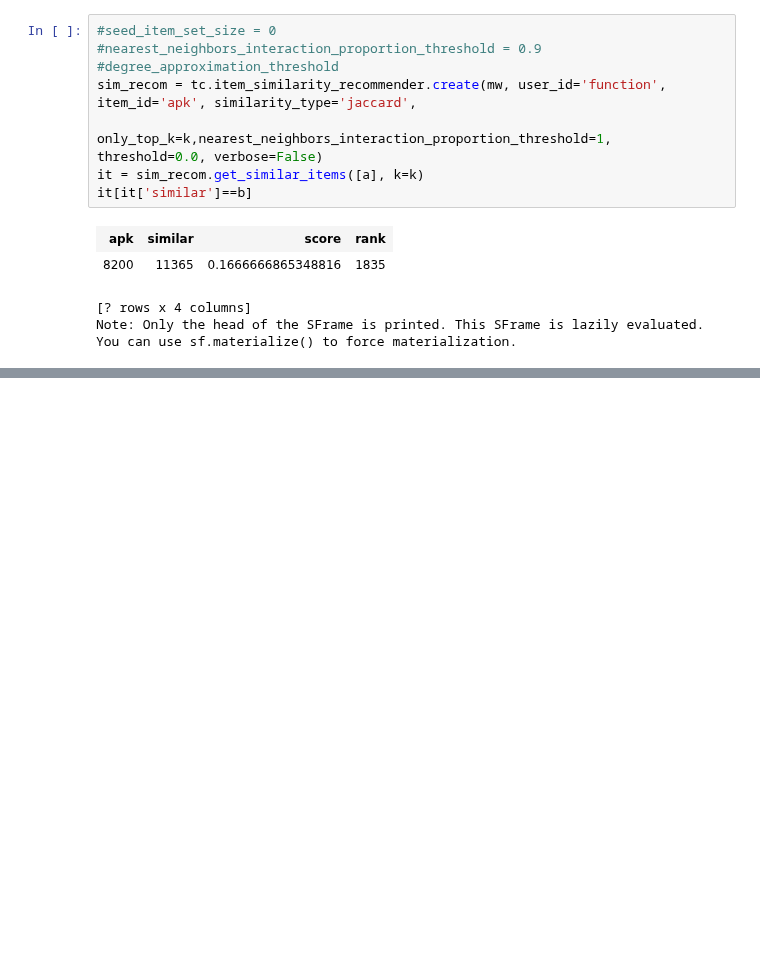
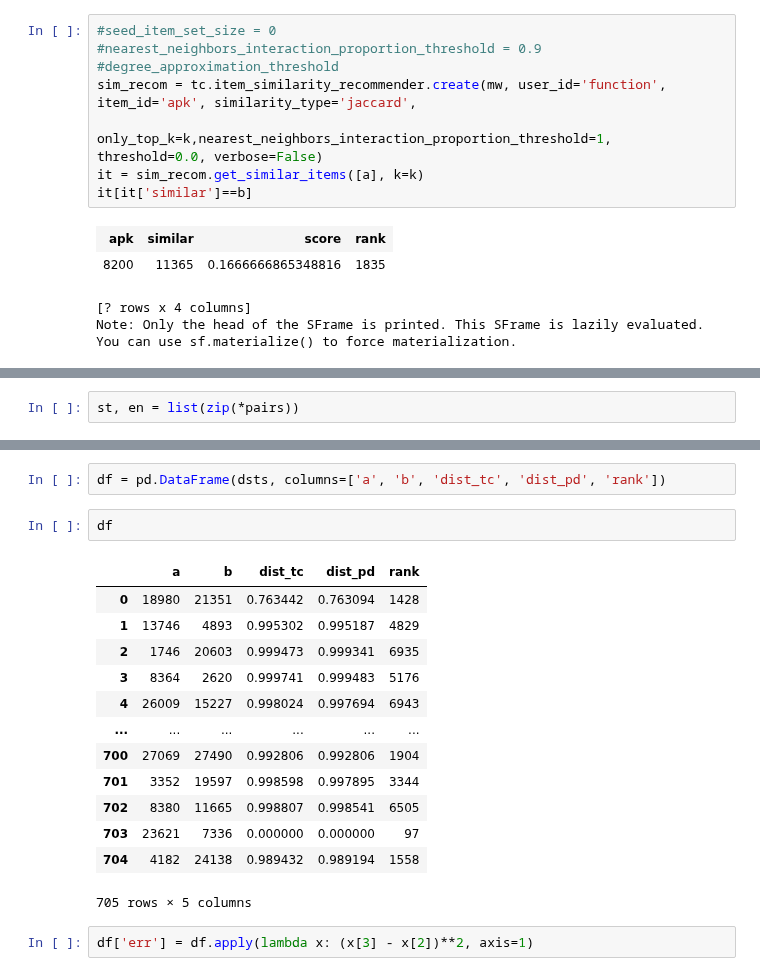
Before and after one commit to jrybicki-jsc/smms, a Jupyter notebook: graphla/distanceproblems.ipynb, the cells around one changed output, grey strips where cells are left out. Drawn from its saved outputs; the diff is of its cells as text; blank space fills up the shorter version.

```diff
--- a/graphla/distanceproblems.ipynb
+++ b/graphla/distanceproblems.ipynb
@@ -139,0 +203,2 @@ You can use sf.materialize() to force materialization.
+# %%
+st, en = list(zip(*pairs))
@@ -139,0 +214,20 @@ You can use sf.materialize() to force materialization.
+# %%
+df = pd.DataFrame(dsts, columns=['a', 'b', 'dist_tc', 'dist_pd', 'rank'])
+# %%
+df
+# %% [output]
+|  | a | b | dist_tc | dist_pd | rank |
+| 0 | 18980 | 21351 | 0.763442 | 0.763094 | 1428 |
+| 1 | 13746 | 4893 | 0.995302 | 0.995187 | 4829 |
+| 2 | 1746 | 20603 | 0.999473 | 0.999341 | 6935 |
+| 3 | 8364 | 2620 | 0.999741 | 0.999483 | 5176 |
+| 4 | 26009 | 15227 | 0.998024 | 0.997694 | 6943 |
+| ... | ... | ... | ... | ... | ... |
+| 700 | 27069 | 27490 | 0.992806 | 0.992806 | 1904 |
+| 701 | 3352 | 19597 | 0.998598 | 0.997895 | 3344 |
+| 702 | 8380 | 11665 | 0.998807 | 0.998541 | 6505 |
+| 703 | 23621 | 7336 | 0.000000 | 0.000000 | 97 |
+| 704 | 4182 | 24138 | 0.989432 | 0.989194 | 1558 |
+705 rows × 5 columns
+# %%
+df['err'] = df.apply(lambda x: (x[3] - x[2])**2, axis=1)
```
Also changed, not shown: parts of 10 cells of this notebook.
